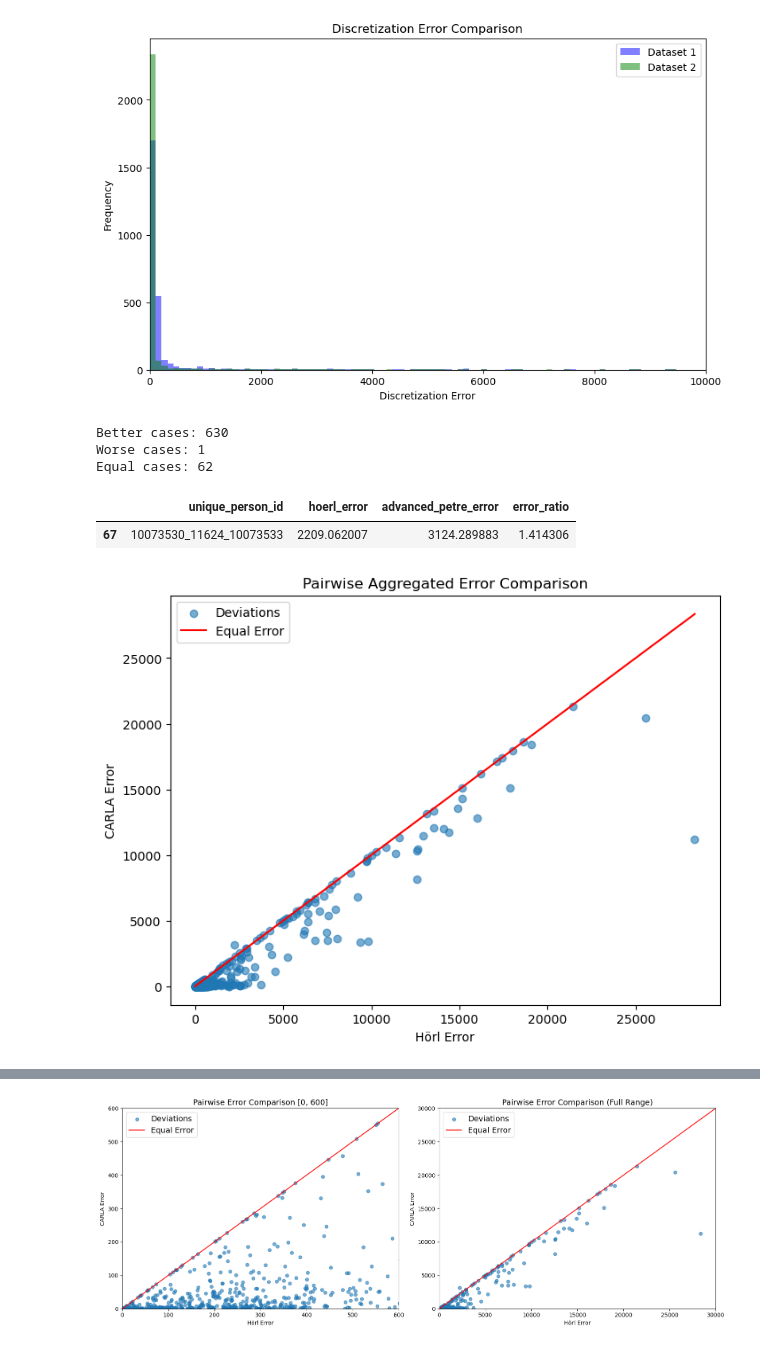
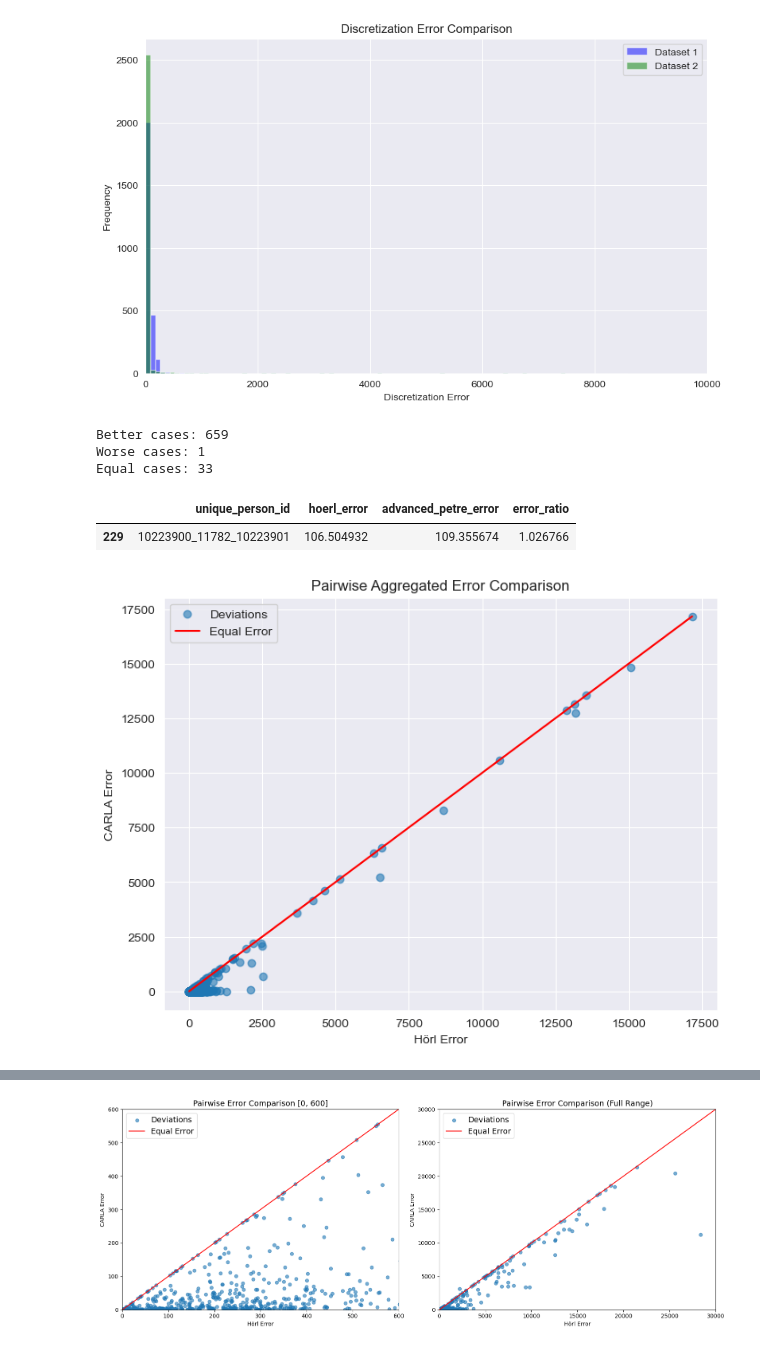
Before and after one commit to TUBS-IVS/MATSimPipeline, a Jupyter notebook: analysis/analysisnb.ipynb, the cells around one changed output, grey strips where cells are left out. Saved outputs shown, nothing was run; the diff lists cells and outputs as text; code cells hidden in the pictures.

Commit message:
refactor + feature: adjust location assignment

```diff
--- a/analysis/analysisnb.ipynb
+++ b/analysis/analysisnb.ipynb
@@ -1,7 +1,9 @@
 # %%
 import numpy as np
-from utils import helpers as h
-from utils import settings as s
+from utils.helpers import Helpers
+
+h = Helpers()
+from utils import column_names as s
 from analysis import analysis
 import pandas as pd
 import matplotlib.pyplot as plt
@@ -10,7 +12,8 @@ import matplotlib.pyplot as plt
 
 # First Dataset -> Hoerl
 Data1 = analysis.DataframeAnalysis()
-Data1.load_df_from_csv(r'C:\Users\petre\Documents\GitHub\MATSimPipeline\output\20241230_183028\location_assignment_result_load_intermediate_hoerl.csv')
+Data1.load_df_from_csv(
+    r'C:\Users\petre\Documents\GitHub\MATSimPipeline\output\20250401_145600\location_assignment_result_load_intermediate_hoerl.csv')
 # Data1.load_df_from_csv(r'C:\Users\petre\Documents\GitHub\MATSimPipeline\output\20250117_165311\location_assignment_result_load_intermediate_advanced_petre_70-branches_30-min-cand-two-leg_20-min-cand-complex.csv')
 Data1.df = Data1.df[Data1.df['to_location'].notna()]
 Data1.df = Data1.df[Data1.df['from_location'].notna()]
@@ -20,15 +23,14 @@ Data1.evaluate_distance_deviations_from_df()
 
 # Second Dataset -> Advanced Petre
 Data2 = analysis.DataframeAnalysis()
-Data2.load_df_from_csv(r'C:\Users\petre\Documents\GitHub\MATSimPipeline\output\20241230_183235\location_assignment_result_load_intermediate_advanced_petre_50-branches_30-min-cand-two-leg_10-min-cand-complex.csv')
+Data2.load_df_from_csv(
+    r'C:\Users\petre\Documents\GitHub\MATSimPipeline\output\20250401_151444\location_assignment_result_load_intermediate_CARLA_70-branches_30-cand-two-leg_20-min-cand-complex.csv')
 #Data2.load_df_from_csv(r'C:\Users\petre\Documents\GitHub\MATSimPipeline\output\20250117_170329\location_assignment_result_load_intermediate_advanced_petre_70-branches_30-min-cand-two-leg_20-min-cand-complex.csv')
 Data2.df = Data2.df[Data2.df['to_location'].notna()]
 Data2.df = Data2.df[Data2.df['from_location'].notna()]
 Data2.df['from_location'] = Data2.df['from_location'].apply(h.convert_to_point)
 Data2.df['to_location'] = Data2.df['to_location'].apply(h.convert_to_point)
 Data2.evaluate_distance_deviations_from_df()
-
-
 
 # Ensure the maximum value is limited to 1000
 # Data1.df['discretization_error'] = Data1.df['discretization_error'].clip(upper=1000)
@@ -61,4 +59,4 @@ plt.show()
-[figure, old version]
+[figure, new version]
 # %%
 # Sum up discretization errors for each person
 hoerl_errors = Data1.df.groupby('unique_person_id')['discretization_error'].sum().reset_index()
@@ -94,11 +92,11 @@ worse_cases
 # better_cases.to_csv('better_cases.csv', index=False)
 # equal_cases.to_csv('equal_cases.csv', index=False)
 # %% [output]
-Better cases: 630
+Better cases: 659
 Worse cases: 1
-Equal cases: 62
+Equal cases: 33
 |  | unique_person_id | hoerl_error | advanced_petre_error | error_ratio |
-| 67 | 10073530_11624_10073533 | 2209.062007 | 3124.289883 | 1.414306 |
+| 229 | 10223900_11782_10223901 | 106.504932 | 109.355674 | 1.026766 |
 # %%
 import matplotlib.pyplot as plt
 
@@ -120,7 +118,7 @@ plt.legend()
 plt.savefig(r"C:\Users\petre\Documents\GitHub\MATSimPipeline\analysis\error_comparison_all.pdf")
 plt.show()
 # %% [output]
-[figure, old version]
+[figure, new version]
 # %%
 import matplotlib.pyplot as plt
 
```
Also changed, not shown: parts of 11 cells of this notebook, 9 other files.
